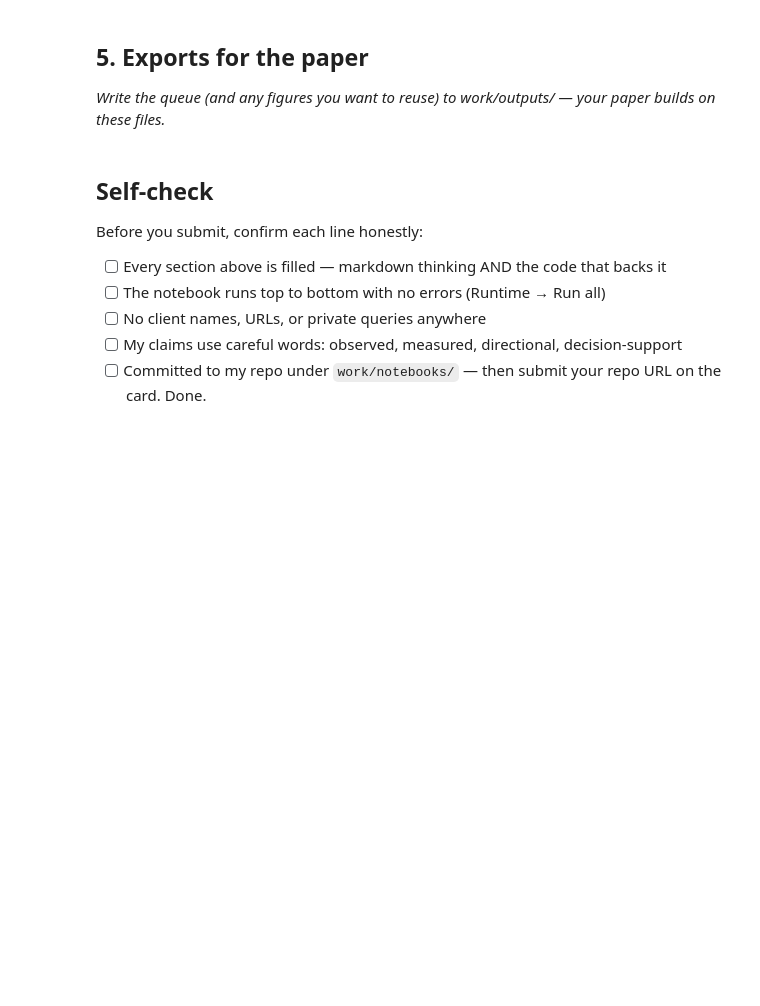
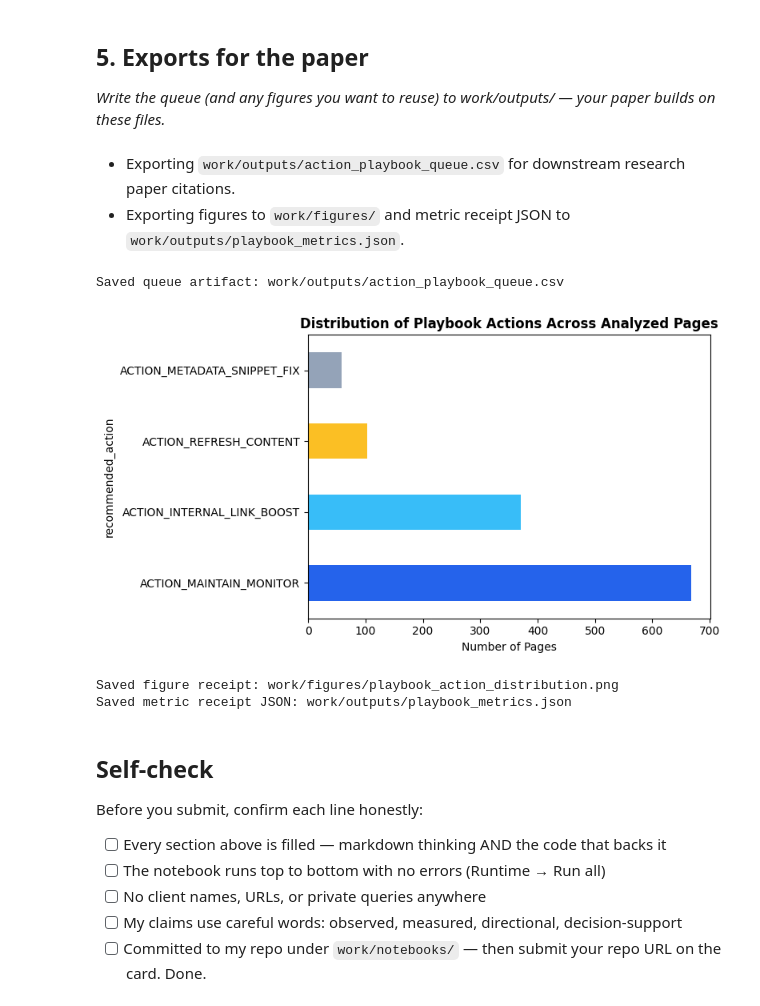
Before and after one commit to mahmoonakhan/flyrank-ml-internship, a Jupyter notebook: work/notebooks/w07_action_playbook.ipynb, the cells around one changed output. Drawn from its saved outputs; the diff is of its cells as text; code cells hidden in the pictures; blank space fills up the shorter version.

```diff
--- a/work/notebooks/w07_action_playbook.ipynb
+++ b/work/notebooks/w07_action_playbook.ipynb
@@ -29,0 +128,8 @@ This skeleton is yours to fill. Work the sections **in order** — each one has
+# %%
+# Flag high-risk candidates for mandatory human review
+ranked_playbook['requires_human_signoff'] = (
+    (ranked_playbook['recommended_action'] == 'ACTION_REFRESH_CONTENT') |
+    (ranked_playbook['impressions'] >= imp_p75)
+)
+
+print(f"Pages requiring mandatory human sign-off: {ranked_playbook['requires_human_signoff'].sum()}")
@@ -36,0 +148,10 @@ This skeleton is yours to fill. Work the sections **in order** — each one has
+# %%
+# Define threshold metrics JSON for receipts and monitoring
+drift_thresholds = {
+    "ctr_shift_tolerance_pct": 15.0,
+    "min_human_triage_precision": 0.70,
+    "recalibration_cadence_days": 30,
+    "features_monitored": feature_cols if 'feature_cols' in locals() else ['impressions', 'clicks', 'avg_position', 'days_since_refresh', 'ctr']
+}
+print("Monitoring drift boundaries set:")
+print(json.dumps(drift_thresholds, indent=2))
@@ -44,3 +176,50 @@ This skeleton is yours to fill. Work the sections **in order** — each one has
+# %% [markdown]
+
+
+* Exporting `work/outputs/action_playbook_queue.csv` for downstream research paper citations.
+* Exporting figures to `work/figures/` and metric receipt JSON to `work/outputs/playbook_metrics.json`.
+# %%
+# Create required directory structures
+os.makedirs("work/outputs", exist_ok=True)
+os.makedirs("work/figures", exist_ok=True)
+os.makedirs("../outputs", exist_ok=True)
+os.makedirs("../figures", exist_ok=True)
+
+# 1. Export Ranked Queue CSV
+csv_target = "work/outputs/action_playbook_queue.csv" if os.path.exists("work") else "../outputs/action_playbook_queue.csv"
+ranked_playbook.to_csv(csv_target, index=False)
+print(f"Saved queue artifact: {csv_target}")
+
+# 2. Export Summary Figure
+fig, ax = plt.subplots(figsize=(8, 4.5))
+action_counts = ranked_playbook['recommended_action'].value_counts()
+action_counts.plot(kind='barh', ax=ax, color=['#2563eb', '#38bdf8', '#fbbf24', '#94a3b8'])
+ax.set_title("Distribution of Playbook Actions Across Analyzed Pages", fontsize=12, fontweight='bold')
+ax.set_xlabel("Number of Pages")
+plt.tight_layout()
+
+fig_target = "work/figures/playbook_action_distribution.png" if os.path.exists("work") else "../figures/playbook_action_distribution.png"
+fig.savefig(fig_target, dpi=300)
+plt.show()
+print(f"Saved figure receipt: {fig_target}")
+
+# 3. Export Metric Receipts JSON
+receipt_metrics = {
+    "total_pages_evaluated": int(len(ranked_playbook)),
+    "actionable_pages_count": int(total_actionable_count),
+    "action_breakdown": action_counts.to_dict(),
+    "drift_thresholds": drift_thresholds
+}
+
+json_target = "work/outputs/playbook_metrics.json" if os.path.exists("work") else "../outputs/playbook_metrics.json"
+with open(json_target, "w") as f:
+    json.dump(receipt_metrics, f, indent=2)
+print(f"Saved metric receipt JSON: {json_target}")
+# %% [output]
+Saved queue artifact: work/outputs/action_playbook_queue.csv
+[figure, added]
+Saved figure receipt: work/figures/playbook_action_distribution.png
+Saved metric receipt JSON: work/outputs/playbook_metrics.json
 # %% [markdown]
 ## Self-check
 
```
Also changed, not shown: parts of 14 cells of this notebook.
